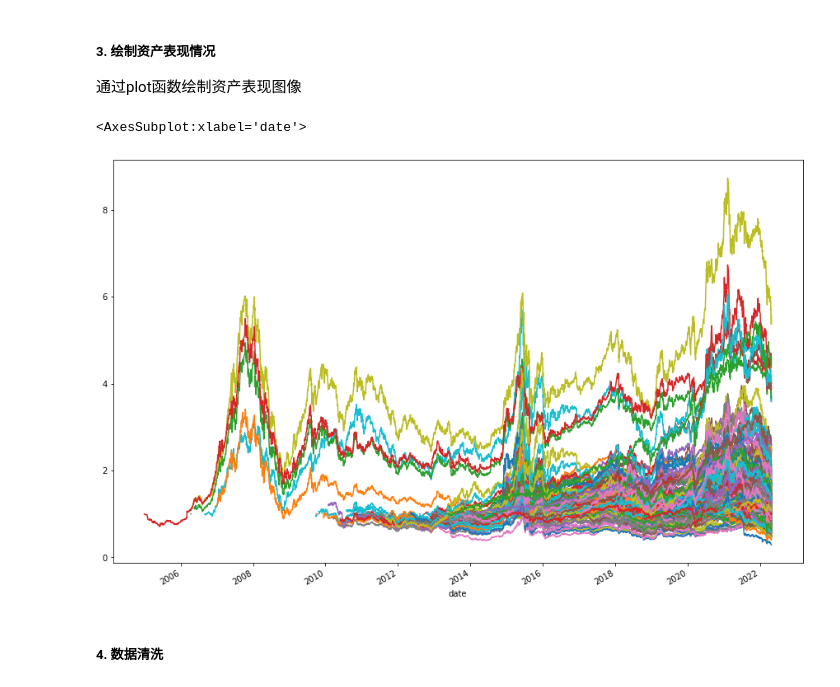
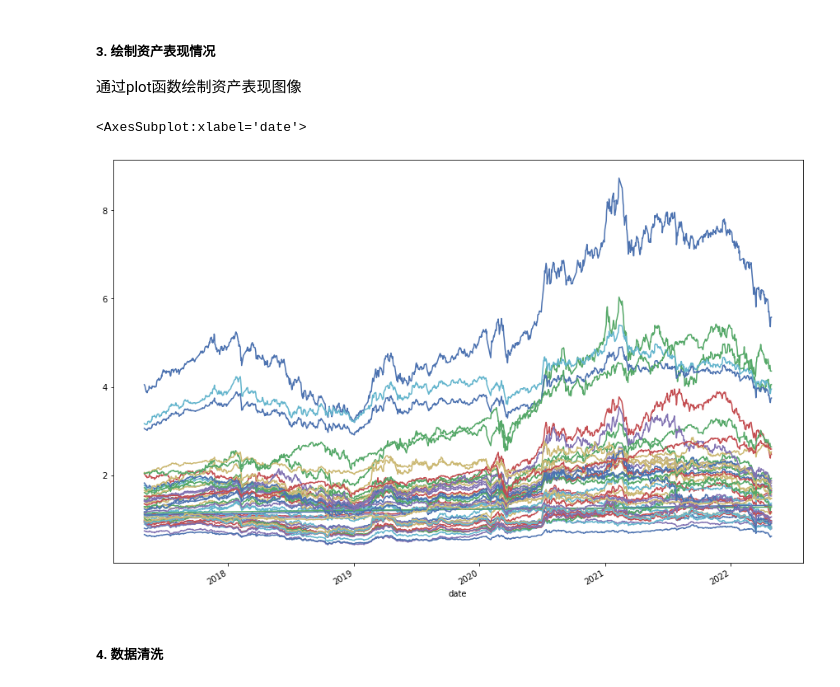
Before and after one commit to ibestrace/folio, a Jupyter notebook: portfolio-model.ipynb, the cells around one changed output. Drawn from its saved outputs; the diff is of its cells as text; code cells hidden in the pictures.

```diff
--- a/portfolio-model.ipynb
+++ b/portfolio-model.ipynb
@@ -160,15 +160,26 @@ dataset.to_excel('data/etf_dataset.xlsx')
 159607 done
 159625 done
 561560 done
+# %%
+# 导入数据集
+import pandas as pd
+import numpy as np
+datapath = 'data/dataset_etf_folio.xlsx'
+df = pd.read_excel(datapath,
+                   index_col='date',
+                   parse_dates=True)
+df = df.dropna()
+
+etf_dateset = df
 # %% [markdown]
 ##### 3. 绘制资产表现情况
 通过plot函数绘制资产表现图像
 # %%
-dataset.plot(figsize = (15, 10),
-             legend = False)
+etf_dateset.plot(figsize = (15, 10),
+                 legend = False)
 # %% [output]
 <AxesSubplot:xlabel='date'>
-[figure, old version]
+[figure, new version]
 # %% [markdown]
 ##### 4. 数据清洗
 # %%
```
Also changed, not shown: parts of 51 cells of this notebook, 7 other files.
